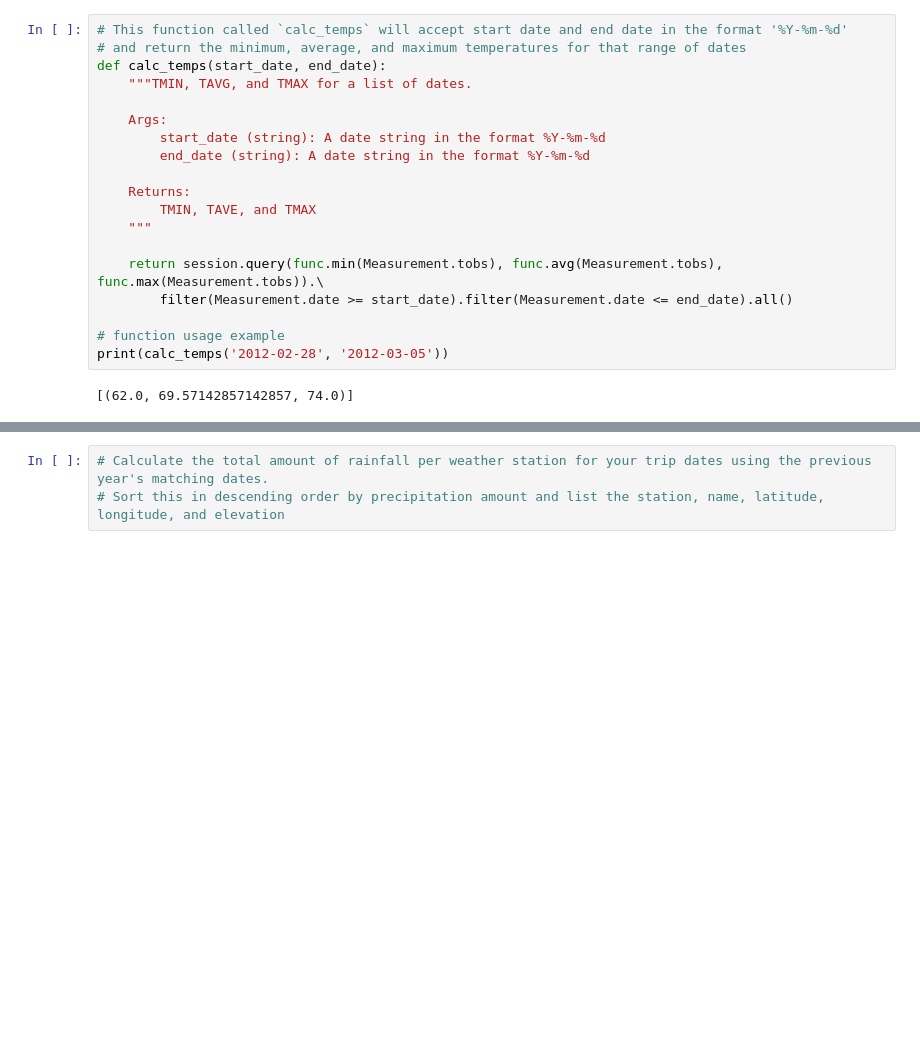
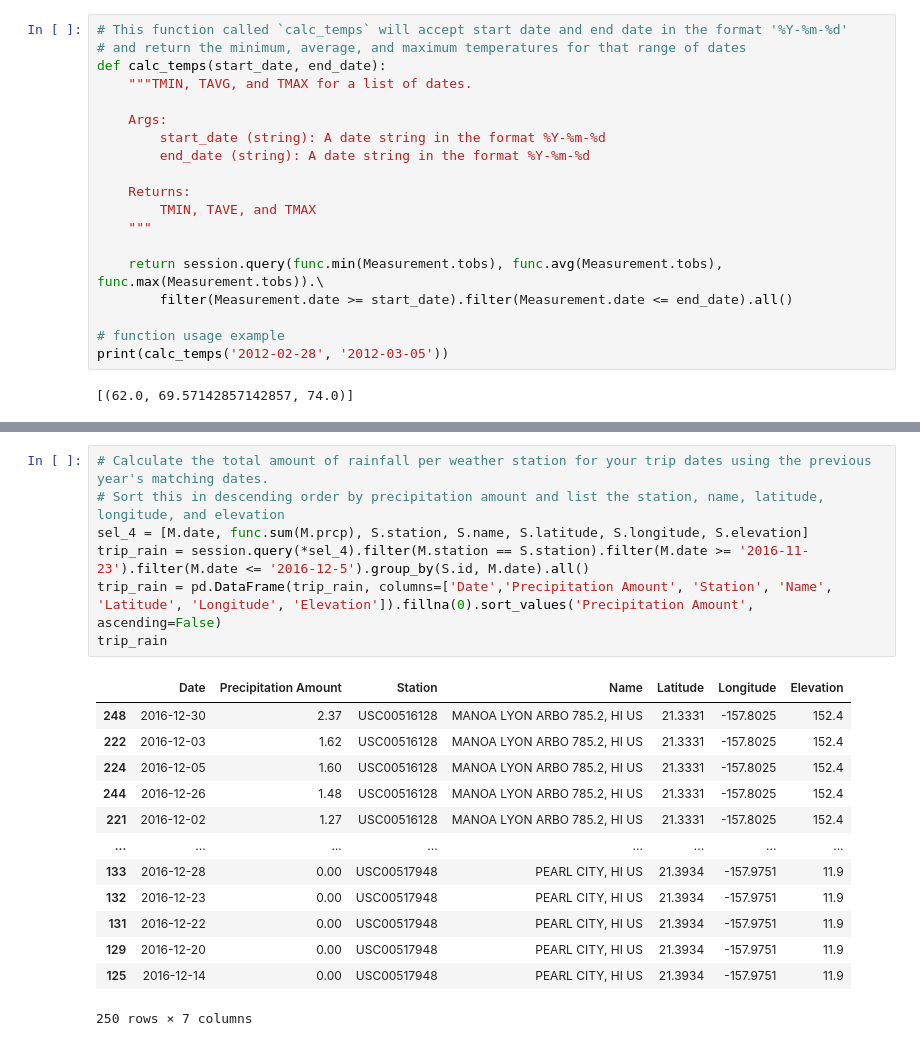
Before and after one commit to JeremyKalmus/sqlalchemy-challenge, a Jupyter notebook: sqlalchemy_challenge.ipynb, the cells around one changed output, grey strips where cells are left out. Cells and saved outputs as stored; diff of their text form; blank space fills up the shorter version.

```diff
--- a/sqlalchemy_challenge.ipynb
+++ b/sqlalchemy_challenge.ipynb
@@ -176,6 +193,24 @@ calc_temps('2015-11-23', '2015-12-5')
 # %%
 # Calculate the total amount of rainfall per weather station for your trip dates using the previous year's matching dates.
 # Sort this in descending order by precipitation amount and list the station, name, latitude, longitude, and elevation
+sel_4 = [M.date, func.sum(M.prcp), S.station, S.name, S.latitude, S.longitude, S.elevation]
+trip_rain = session.query(*sel_4).filter(M.station == S.station).filter(M.date >= '2016-11-23').filter(M.date <= '2016-12-5').group_by(S.id, M.date).all()
+trip_rain = pd.DataFrame(trip_rain, columns=['Date','Precipitation Amount', 'Station', 'Name', 'Latitude', 'Longitude', 'Elevation']).fillna(0).sort_values('Precipitation Amount', ascending=False)
+trip_rain
+# %% [output]
+|  | Date | Precipitation Amount | Station | Name | Latitude | Longitude | Elevation |
+| 248 | 2016-12-30 | 2.37 | USC00516128 | MANOA LYON ARBO 785.2, HI US | 21.3331 | -157.8025 | 152.4 |
+| 222 | 2016-12-03 | 1.62 | USC00516128 | MANOA LYON ARBO 785.2, HI US | 21.3331 | -157.8025 | 152.4 |
+| 224 | 2016-12-05 | 1.60 | USC00516128 | MANOA LYON ARBO 785.2, HI US | 21.3331 | -157.8025 | 152.4 |
+| 244 | 2016-12-26 | 1.48 | USC00516128 | MANOA LYON ARBO 785.2, HI US | 21.3331 | -157.8025 | 152.4 |
+| 221 | 2016-12-02 | 1.27 | USC00516128 | MANOA LYON ARBO 785.2, HI US | 21.3331 | -157.8025 | 152.4 |
+| ... | ... | ... | ... | ... | ... | ... | ... |
+| 133 | 2016-12-28 | 0.00 | USC00517948 | PEARL CITY, HI US | 21.3934 | -157.9751 | 11.9 |
+| 132 | 2016-12-23 | 0.00 | USC00517948 | PEARL CITY, HI US | 21.3934 | -157.9751 | 11.9 |
+| 131 | 2016-12-22 | 0.00 | USC00517948 | PEARL CITY, HI US | 21.3934 | -157.9751 | 11.9 |
+| 129 | 2016-12-20 | 0.00 | USC00517948 | PEARL CITY, HI US | 21.3934 | -157.9751 | 11.9 |
+| 125 | 2016-12-14 | 0.00 | USC00517948 | PEARL CITY, HI US | 21.3934 | -157.9751 | 11.9 |
+250 rows × 7 columns
 # %%
 # Create a query that will calculate the daily normals
 # (i.e. the averages for tmin, tmax, and tavg for all historic data matching a specific month and day)
```
Also changed, not shown: parts of 8 cells of this notebook.
